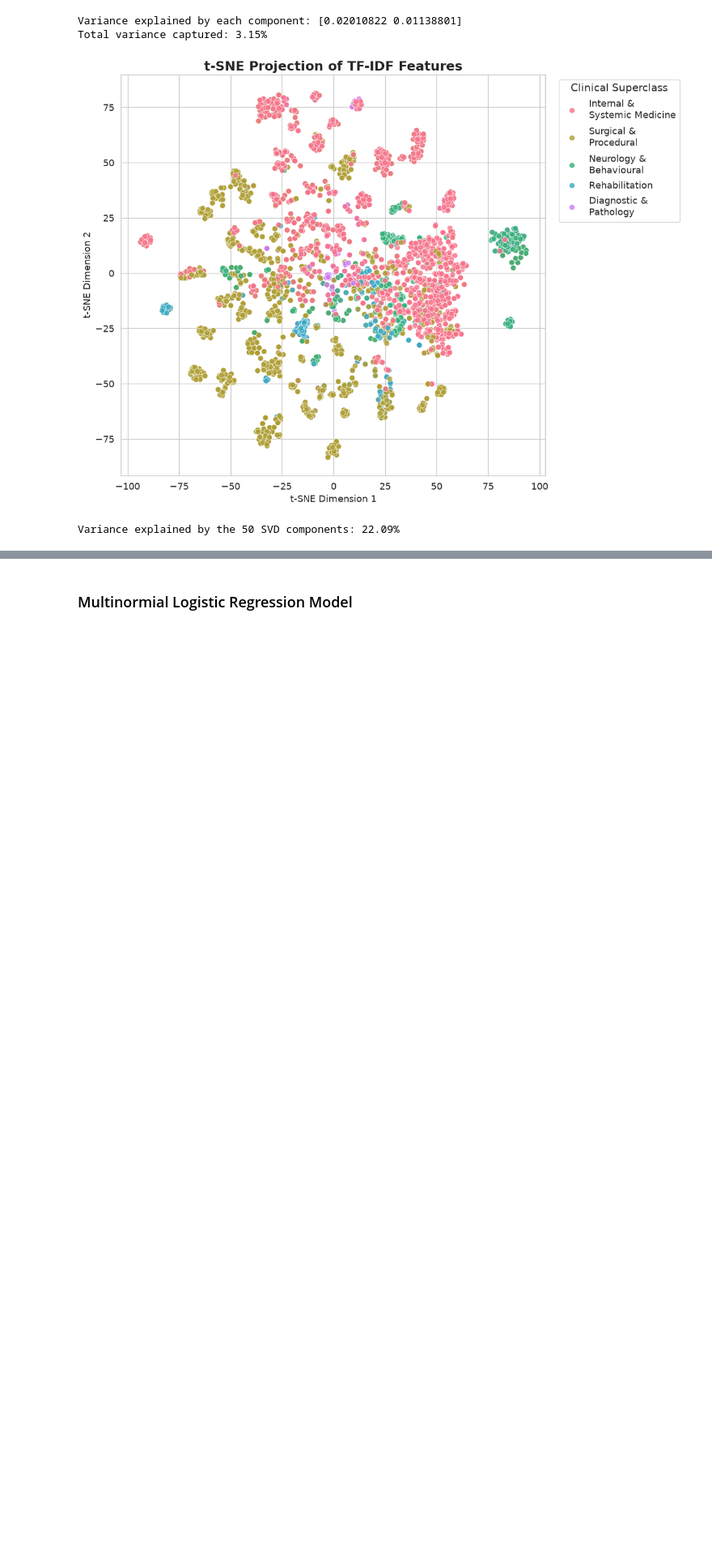
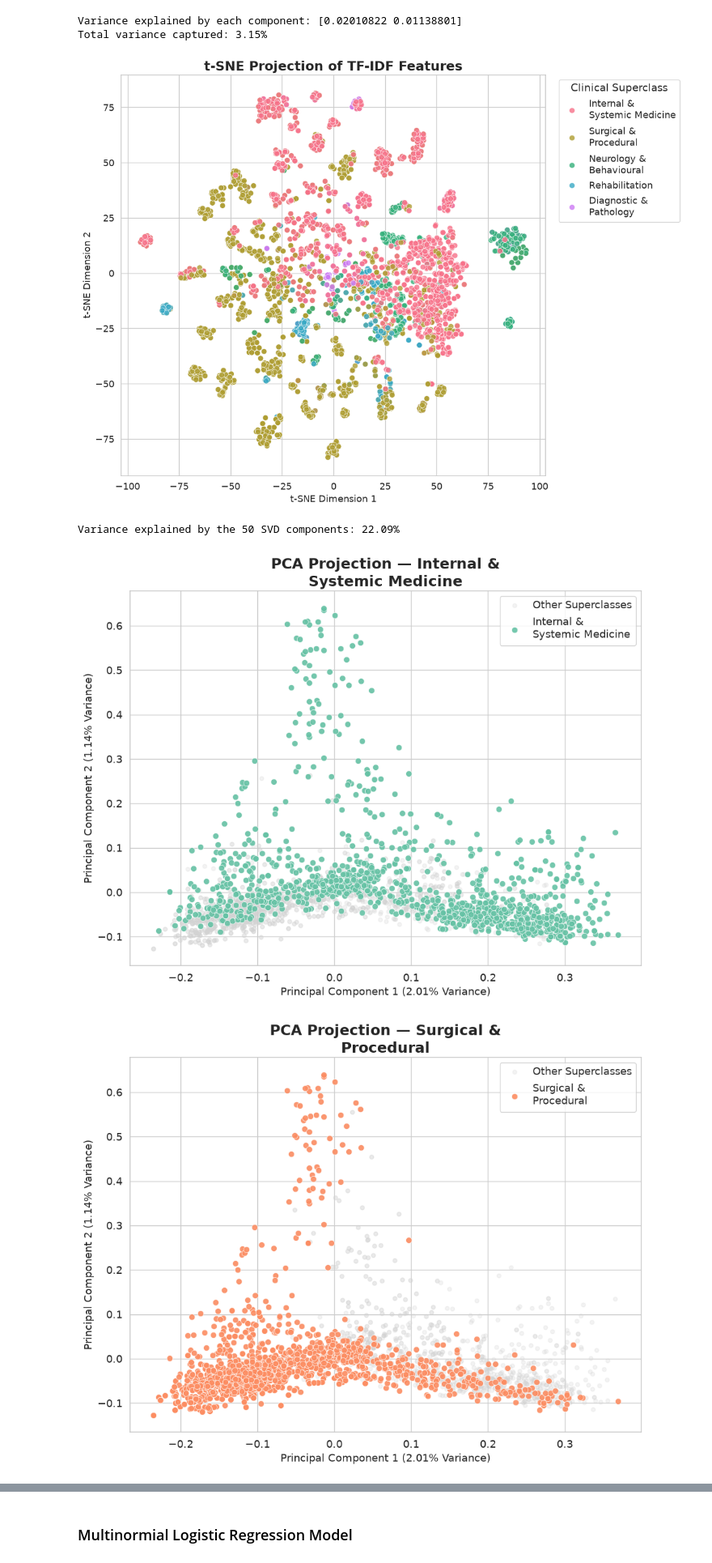
Before and after one commit to Simon-Kimanzi/Eneza-Data-Science-Residential-training-2026, a Jupyter notebook: project_5/src/tfidf_dim_red.ipynb, the cells around one changed output, grey strips where cells are left out. Shown at 81% size. Saved outputs shown, nothing was run; the diff lists cells and outputs as text; code cells hidden in the pictures; blank space fills up the shorter version.

Commit message:
added the individual graphs for PCA to one graph

```diff
--- a/project_5/src/tfidf_dim_red.ipynb
+++ b/project_5/src/tfidf_dim_red.ipynb
@@ -417,3 +417,82 @@ Variance explained by each component: [0.02010822 0.01138801]
 Total variance captured: 3.15%
 [figure]
 Variance explained by the 50 SVD components: 22.09%
+# %%
+import matplotlib.pyplot as plt
+import seaborn as sns
+from pathlib import Path
+
+# Create output folder
+Path("../plots/PCA_by_class").mkdir(parents=True, exist_ok=True)
+
+sns.set_theme(style="whitegrid", font_scale=1.15)
+
+# Nice colour palette
+palette = sns.color_palette("Set2", 5)
+
+classes = pca_df["Class"].unique()
+
+for colour, cls in zip(palette, classes):
+
+    plt.figure(figsize=(10, 8))
+
+    # -----------------------------
+    # Plot all other classes in grey
+    # -----------------------------
+    others = pca_df[pca_df["Class"] != cls]
+
+    plt.scatter(
+        others["PC1"],
+        others["PC2"],
+        color="lightgrey",
+        alpha=0.25,
+        s=25,
+        label="Other Superclasses"
+    )
+
+    # -----------------------------
+    # Plot current class
+    # -----------------------------
+    current = pca_df[pca_df["Class"] == cls]
+
+    plt.scatter(
+        current["PC1"],
+        current["PC2"],
+        color=colour,
+        edgecolor="white",
+        linewidth=0.5,
+        alpha=0.9,
+        s=55,
+        label=cls
+    )
+
+    plt.title(
+        f"PCA Projection — {cls}",
+        fontsize=18,
+        fontweight="bold"
+    )
+
+    plt.xlabel(
+        f"Principal Component 1 ({pca.explained_variance_ratio_[0]*100:.2f}% Variance)",
+        fontsize=13
+    )
+
+    plt.ylabel(
+        f"Principal Component 2 ({pca.explained_variance_ratio_[1]*100:.2f}% Variance)",
+        fontsize=13
+    )
+
+    plt.legend(frameon=True)
+
+    plt.tight_layout()
+
+    plt.savefig(
+        f"../plots/PCA_by_class/{cls.replace(chr(10),'_')}.png",
+        dpi=600,
+        bbox_inches="tight"
+    )
+
+    plt.show()
+# %% [output]
+[figure, added]
+[figure, added]
```
Also changed, not shown: parts of 3 cells of this notebook, 1 other file.
